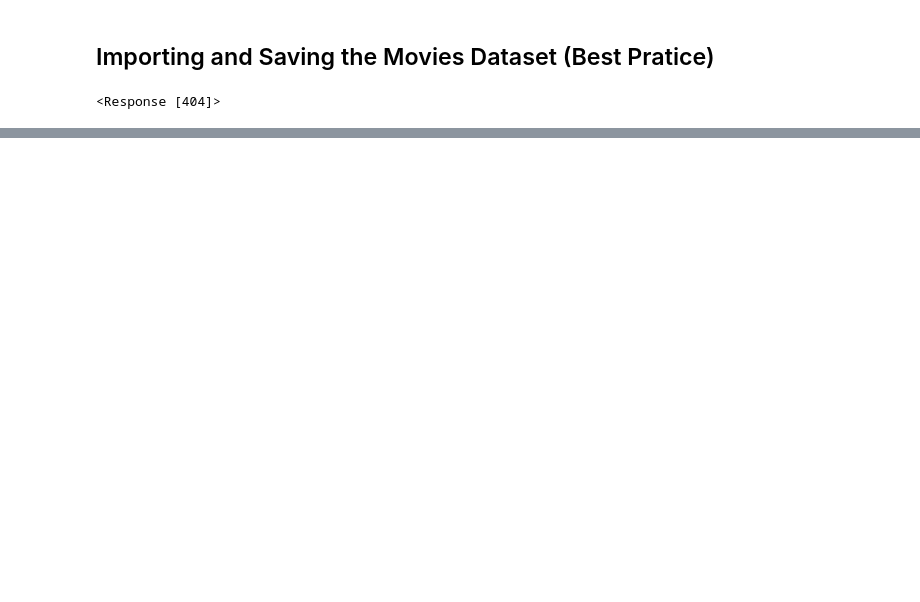
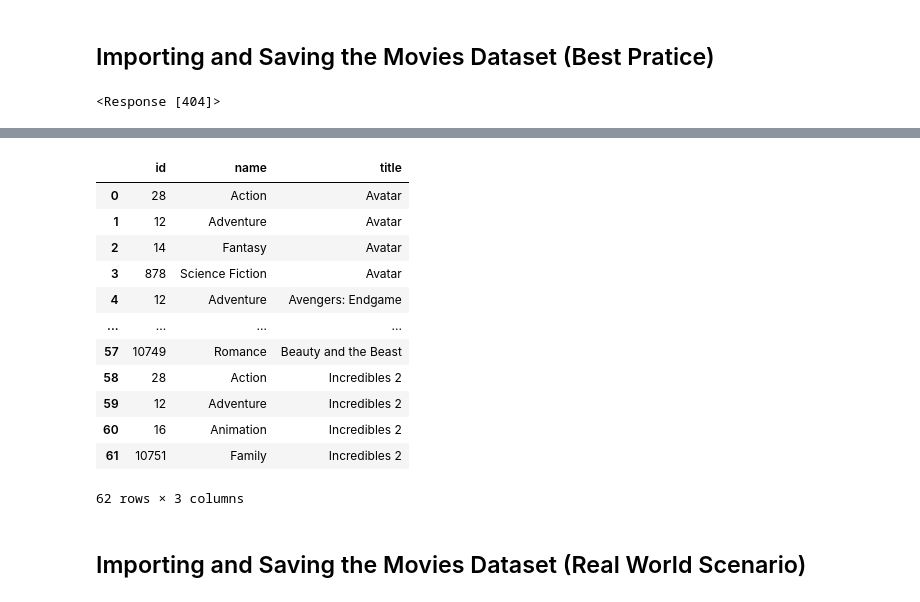
Before and after one commit to Hayder-Suwaed/Python_data_science, a Jupyter notebook: Project_02/Project_02_ProjectBrief.ipynb, the cells around one changed output, grey strips where cells are left out. Drawn from its saved outputs; the diff is of its cells as text; code cells hidden in the pictures; blank space fills up the shorter version.

```diff
--- a/Project_02/Project_02_ProjectBrief.ipynb
+++ b/Project_02/Project_02_ProjectBrief.ipynb
@@ -232,3 +232,21 @@ pd.json_normalize(data)
 | 15 | Frozen | 109445 | 1274219009 | [{'id': 16, 'name': 'Animation'},... | 102 | 386382.0 | Frozen Collection | ... |
 | 16 | Beauty and the Beast | 321612 | 1263521126 | [{'id': 10751, 'name': 'Family'},... | 129 | NaN | NaN | ... |
 | 17 | Incredibles 2 | 260513 | 1242805359 | [{'id': 28, 'name': 'Action'}, {'... | 118 | 468222.0 | The Incredibles Collection | ... |
+# %%
+pd.json_normalize(data, "genres", "title")
+# %% [output]
+|  | id | name | title |
+| 0 | 28 | Action | Avatar |
+| 1 | 12 | Adventure | Avatar |
+| 2 | 14 | Fantasy | Avatar |
+| 3 | 878 | Science Fiction | Avatar |
+| 4 | 12 | Adventure | Avengers: Endgame |
+| ... | ... | ... | ... |
+| 57 | 10749 | Romance | Beauty and the Beast |
+| 58 | 28 | Action | Incredibles 2 |
+| 59 | 12 | Adventure | Incredibles 2 |
+| 60 | 16 | Animation | Incredibles 2 |
+| 61 | 10751 | Family | Incredibles 2 |
+62 rows × 3 columns
+# %% [markdown]
+## Importing and Saving the Movies Dataset (Real World Scenario)
```
Also changed, not shown: parts of 4 cells of this notebook, 1 other file.
